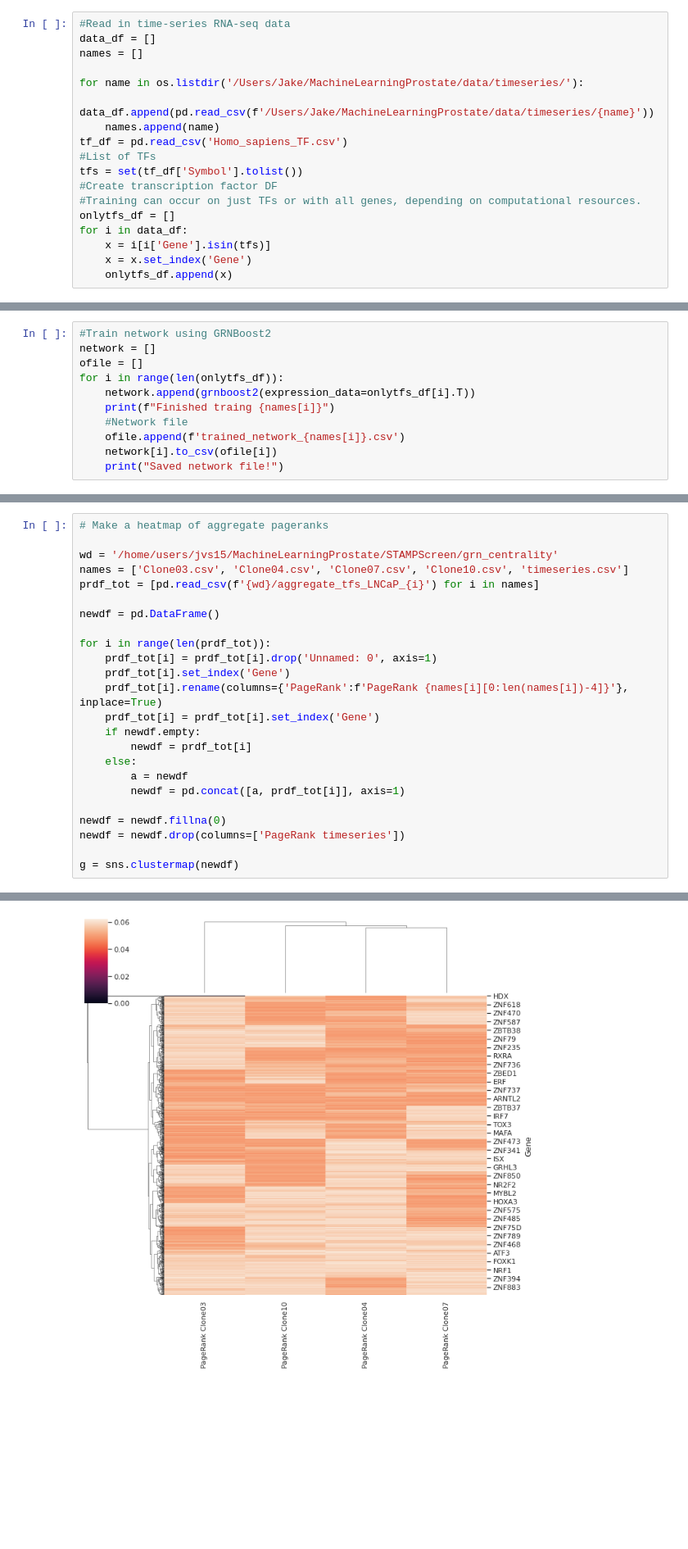
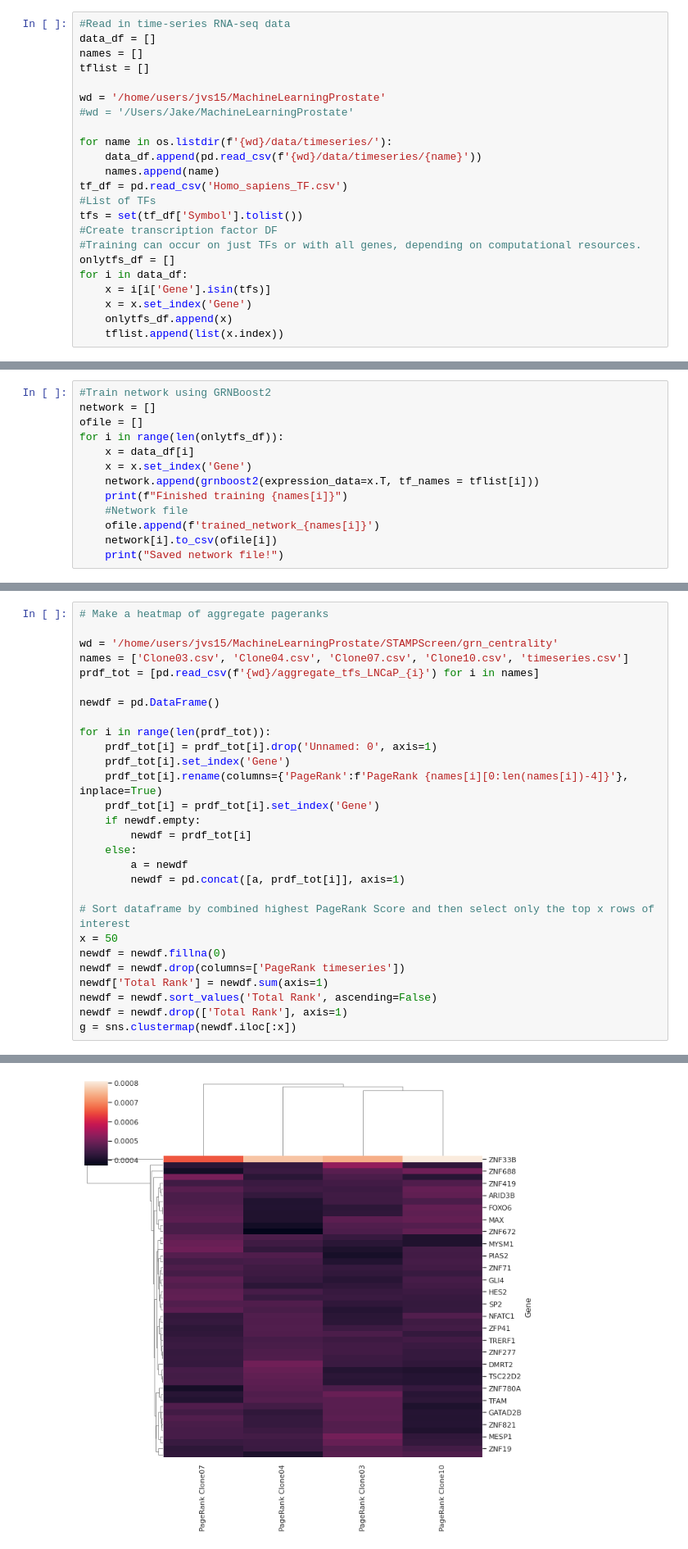
Before and after one commit to jvspruance/STAMPScreen, a Jupyter notebook: grn_centrality/grn_centrality.ipynb, the cells around one changed output, grey strips where cells are left out. Shown at 82% size. Cells and saved outputs as stored; diff of their text form; blank space fills up the shorter version.

Commit message:
ran grnboost with full expression target

```diff
--- a/grn_centrality/grn_centrality.ipynb
+++ b/grn_centrality/grn_centrality.ipynb
@@ -17,9 +17,13 @@ sns.set(style='whitegrid')
 #Read in time-series RNA-seq data
 data_df = []
 names = []
+tflist = []
 
-for name in os.listdir('/Users/Jake/MachineLearningProstate/data/timeseries/'):
-    data_df.append(pd.read_csv(f'/Users/Jake/MachineLearningProstate/data/timeseries/{name}'))
+wd = '/home/users/jvs15/MachineLearningProstate'
+#wd = '/Users/Jake/MachineLearningProstate'
+
+for name in os.listdir(f'{wd}/data/timeseries/'):
+    data_df.append(pd.read_csv(f'{wd}/data/timeseries/{name}'))
     names.append(name)
 tf_df = pd.read_csv('Homo_sapiens_TF.csv')
 #List of TFs
@@ -31,3 +35,4 @@ for i in data_df:
     x = i[i['Gene'].isin(tfs)]
     x = x.set_index('Gene')
     onlytfs_df.append(x)
+    tflist.append(list(x.index))
@@ -114,10 +119,12 @@ Text(0.5, 1.0, 'UMAP plot of each expression set')
 network = []
 ofile = []
 for i in range(len(onlytfs_df)):
-    network.append(grnboost2(expression_data=onlytfs_df[i].T))
-    print(f"Finished traing {names[i]}")
+    x = data_df[i]
+    x = x.set_index('Gene')
+    network.append(grnboost2(expression_data=x.T, tf_names = tflist[i]))
+    print(f"Finished training {names[i]}")
     #Network file
-    ofile.append(f'trained_network_{names[i]}.csv')
+    ofile.append(f'trained_network_{names[i]}')
     network[i].to_csv(ofile[i])
     print("Saved network file!")
 # %% [output]
@@ -316,8 +279,12 @@ for i in range(len(prdf_tot)):
         a = newdf
         newdf = pd.concat([a, prdf_tot[i]], axis=1)
 
+# Sort dataframe by combined highest PageRank Score and then select only the top x rows of interest
+x = 50
 newdf = newdf.fillna(0)
 newdf = newdf.drop(columns=['PageRank timeseries'])
-
-g = sns.clustermap(newdf)
+newdf['Total Rank'] = newdf.sum(axis=1)
+newdf = newdf.sort_values('Total Rank', ascending=False)
+newdf = newdf.drop(['Total Rank'], axis=1)
+g = sns.clustermap(newdf.iloc[:x])
 # %% [output]
@@ -324 +292 @@ g = sns.clustermap(newdf)
-[figure, old version]
+[figure, new version]
```
Also changed, not shown: parts of 4 cells of this notebook, 17 other files.
